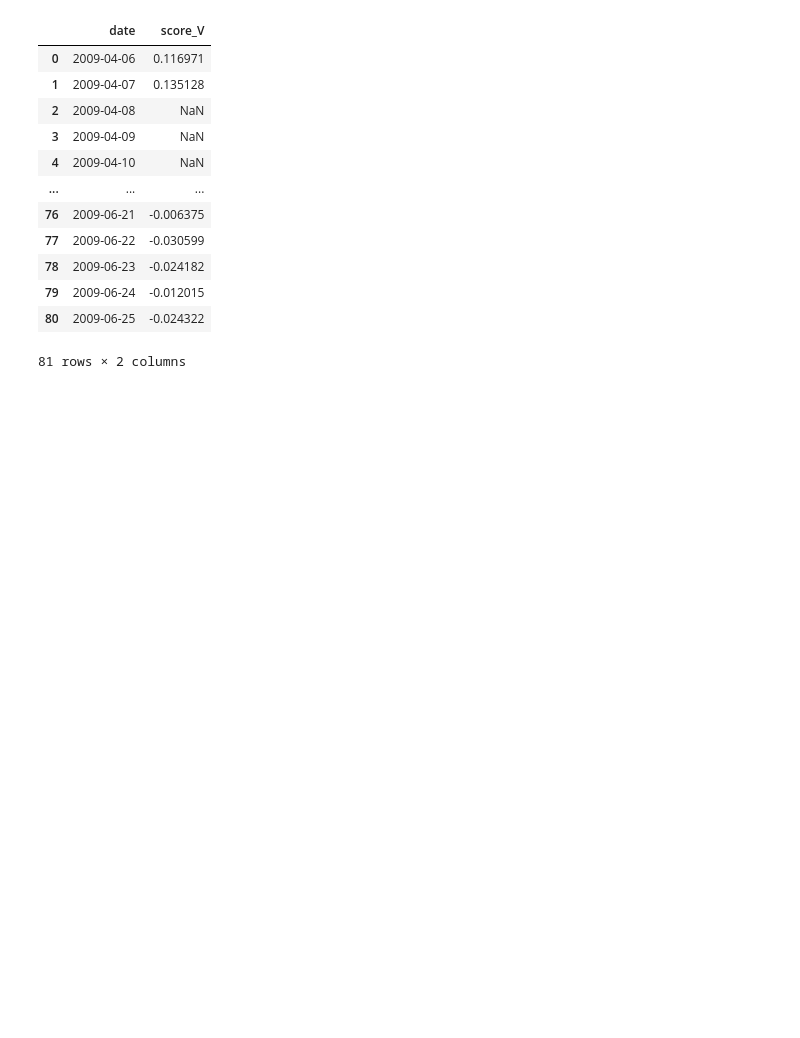
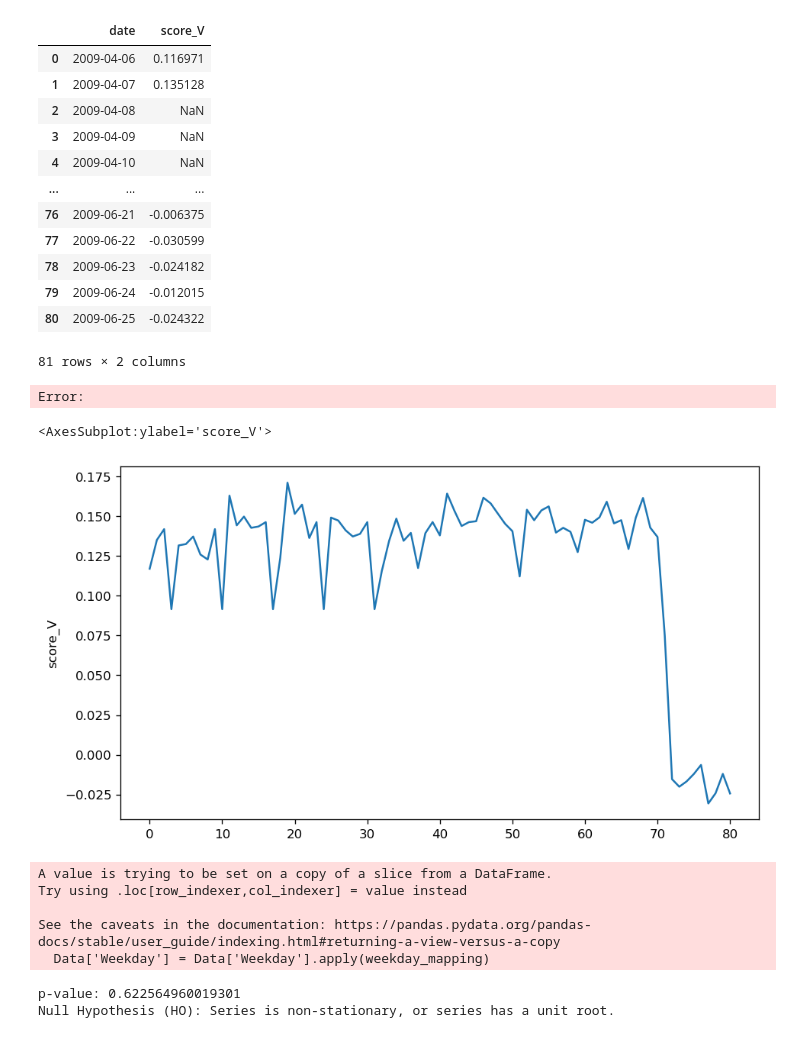
Before and after one commit to alexCCTcollege/CA2, a Jupyter notebook: Time series.ipynb, the cells around one changed output. Cells and saved outputs as stored; diff of their text form; code cells hidden in the pictures; blank space fills up the shorter version.

```diff
--- a/Time series.ipynb
+++ b/Time series.ipynb
@@ -1,6 +1,9 @@
 # %%
 import pandas as pd
+import numpy as np
+import matplotlib.pyplot as plt
 #import data from CSV extracted from Cassandra after Pyspark Process
+pd.options.display.colheader_justify = 'right'
 Data = pd.read_csv('C:\\Users\\santi\\Downloads\\Data.csv')
 Data
 # %% [output]
@@ -17,3 +20,70 @@ Data
 | 79 | 2009-06-24 | -0.012015 |
 | 80 | 2009-06-25 | -0.024322 |
 81 rows × 2 columns
+Error:
+# %%
+#Aplly best strategy found in EDA for inputting missing data
+
+def seasonal_mean(ts, n, lr=.7):
+    """
+    Compute the mean of corresponding seasonal periods
+    ts: 1D array-like of the time series
+    n: Seasonal window length of the time series
+    """
+    out = np.copy(ts)
+    for i, val in enumerate(ts):
+        if np.isnan(val):
+            ts_seas = ts[i-1::-n]  # previous seasons only
+            if np.isnan(np.nanmean(ts_seas)):
+                ts_seas = np.concatenate([ts[i-1::-n], ts[i::n]])  # previous and forward
+            out[i] = np.nanmean(ts_seas) * lr
+    return out
+
+Data['score_V'] = seasonal_mean(Data['score_V'], n=7, lr=1.05)
+# %%
+Data['date']  = pd.to_datetime(Data['date'])
+# %%
+#add exogenous variables
+#Data.set_index('date', inplace=True)
+Data['Weekday'] = Data['date'].dt.strftime('%A')
+Data = Data[['score_V','Weekday']]
+# %%
+import seaborn
+seaborn.lineplot(Data['score_V'])
+# %% [output]
+<AxesSubplot:ylabel='score_V'>
+[figure, added]
+# %%
+
+def weekday_mapping(x):
+    week = {
+    'Monday': 0,
+    'Tuesday': 1,
+    'Wednesday': 2,
+    'Thursday': 3,
+    'Friday': 4,
+    'Saturday': 5,
+    'Sunday': 6 }
+
+    return week[x]
+
+Data['Weekday'] = Data['Weekday'].apply(weekday_mapping)
+# %% [output]
+A value is trying to be set on a copy of a slice from a DataFrame.
+Try using .loc[row_indexer,col_indexer] = value instead
+
+See the caveats in the documentation: https://pandas.pydata.org/pandas-docs/stable/user_guide/indexing.html#returning-a-view-versus-a-copy
+  Data['Weekday'] = Data['Weekday'].apply(weekday_mapping)
+# %%
+from statsmodels.tsa.stattools import adfuller, kpss
+
+# ADF Test
+result = adfuller(Data.score_V.values, autolag='AIC')
+print(f'p-value: {result[1]}')
+if result[1]>.05:
+    print("Null Hypothesis (HO): Series is non-stationary, or series has a unit root.")
+else:
+    print("Alternate Hypothesis(HA): Series is stationary, or series has no unit root.")
+# %% [output]
+p-value: 0.622564960019301
+Null Hypothesis (HO): Series is non-stationary, or series has a unit root.
```
Also changed, not shown: parts of 6 cells of this notebook.
